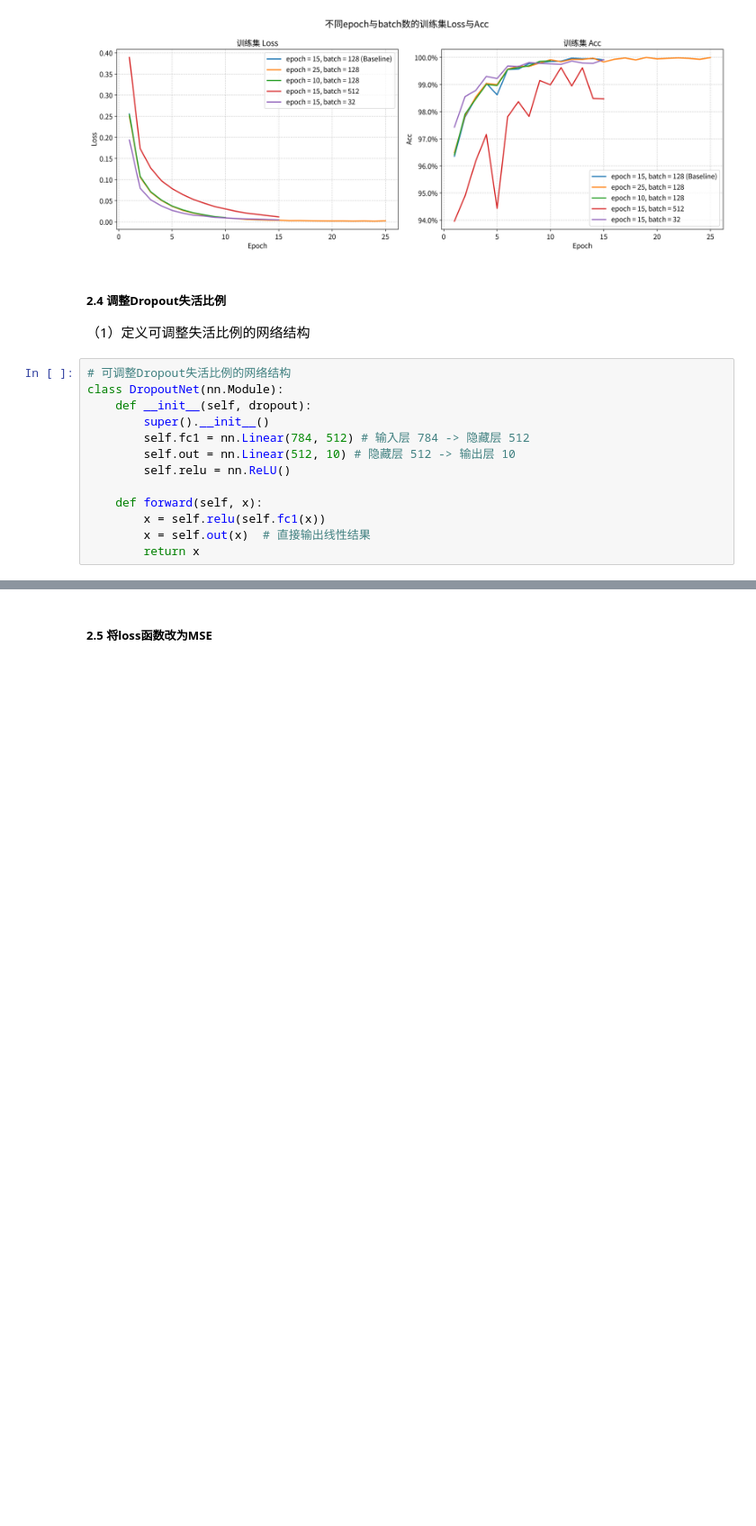
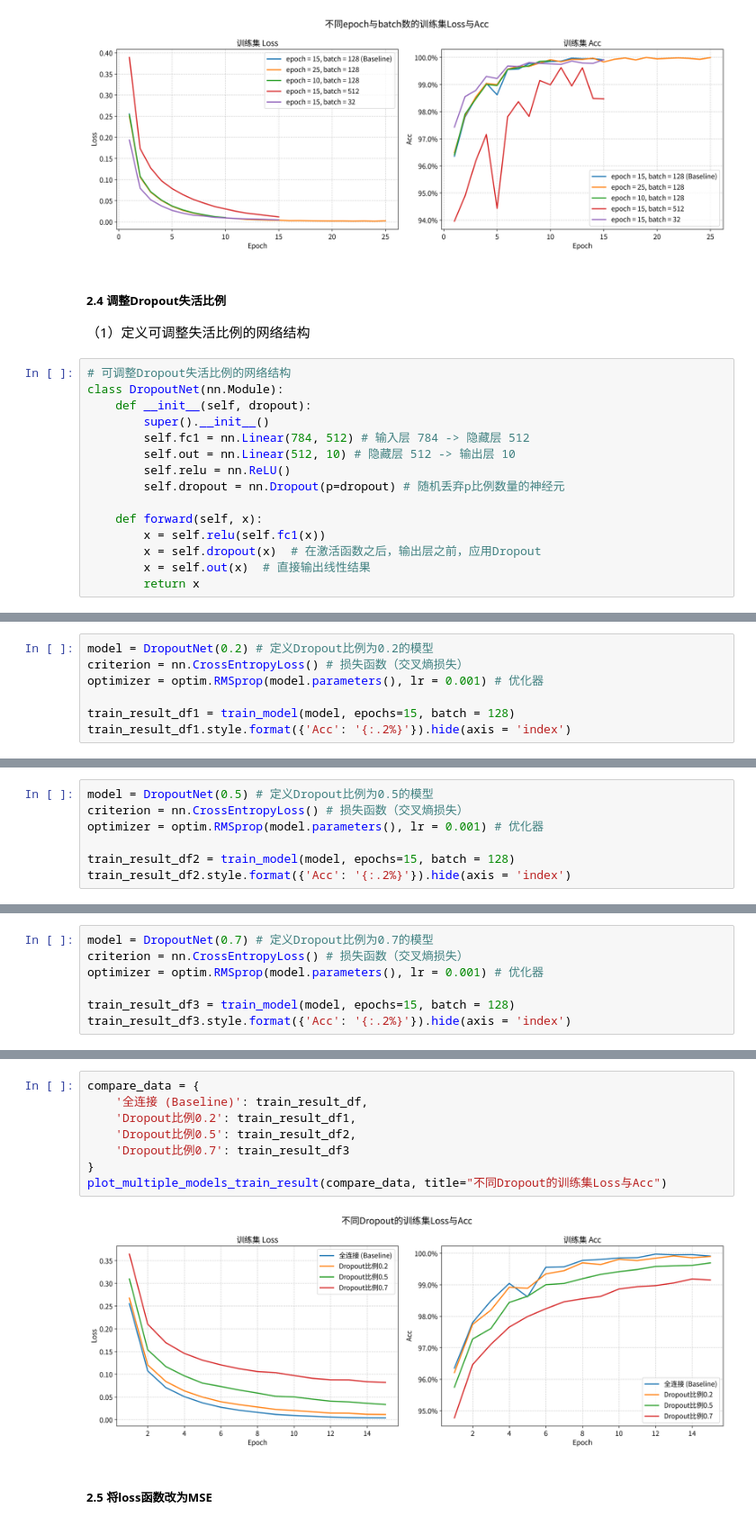
Before and after one commit to xiaoguangjin12345-dev/deep-learning, a Jupyter notebook: ex-1/ex-1.2.ipynb, the cells around one changed output, grey strips where cells are left out. Shown at 90% size. Drawn from its saved outputs; the diff is of its cells as text; blank space fills up the shorter version.

```diff
--- a/ex-1/ex-1.2.ipynb
+++ b/ex-1/ex-1.2.ipynb
@@ -873,8 +873,10 @@ class DropoutNet(nn.Module):
         self.fc1 = nn.Linear(784, 512) # 输入层 784 -> 隐藏层 512
         self.out = nn.Linear(512, 10) # 隐藏层 512 -> 输出层 10
         self.relu = nn.ReLU()
+        self.dropout = nn.Dropout(p=dropout) # 随机丢弃p比例数量的神经元
 
     def forward(self, x):
         x = self.relu(self.fc1(x))
+        x = self.dropout(x)  # 在激活函数之后，输出层之前，应用Dropout
         x = self.out(x)  # 直接输出线性结果
         return x
@@ -880,0 +885,7 @@ class DropoutNet(nn.Module):
+# %%
+model = DropoutNet(0.2) # 定义Dropout比例为0.2的模型
+criterion = nn.CrossEntropyLoss() # 损失函数（交叉熵损失）
+optimizer = optim.RMSprop(model.parameters(), lr = 0.001) # 优化器
+
+train_result_df1 = train_model(model, epochs=15, batch = 128)
+train_result_df1.style.format({'Acc': '{:.2%}'}).hide(axis = 'index')
@@ -880,0 +930,7 @@ class DropoutNet(nn.Module):
+# %%
+model = DropoutNet(0.5) # 定义Dropout比例为0.5的模型
+criterion = nn.CrossEntropyLoss() # 损失函数（交叉熵损失）
+optimizer = optim.RMSprop(model.parameters(), lr = 0.001) # 优化器
+
+train_result_df2 = train_model(model, epochs=15, batch = 128)
+train_result_df2.style.format({'Acc': '{:.2%}'}).hide(axis = 'index')
@@ -880,0 +975,7 @@ class DropoutNet(nn.Module):
+# %%
+model = DropoutNet(0.7) # 定义Dropout比例为0.7的模型
+criterion = nn.CrossEntropyLoss() # 损失函数（交叉熵损失）
+optimizer = optim.RMSprop(model.parameters(), lr = 0.001) # 优化器
+
+train_result_df3 = train_model(model, epochs=15, batch = 128)
+train_result_df3.style.format({'Acc': '{:.2%}'}).hide(axis = 'index')
@@ -881,3 +1020,13 @@ class DropoutNet(nn.Module):
+# %%
+compare_data = {
+    '全连接 (Baseline)': train_result_df,
+    'Dropout比例0.2': train_result_df1,
+    'Dropout比例0.5': train_result_df2,
+    'Dropout比例0.7': train_result_df3
+}
+plot_multiple_models_train_result(compare_data, title="不同Dropout的训练集Loss与Acc")
+# %% [output]
+[figure, added]
 # %% [markdown]
 ##### 2.5 将loss函数改为MSE
 # %% [markdown]
```
Also changed, not shown: parts of 20 cells of this notebook.
